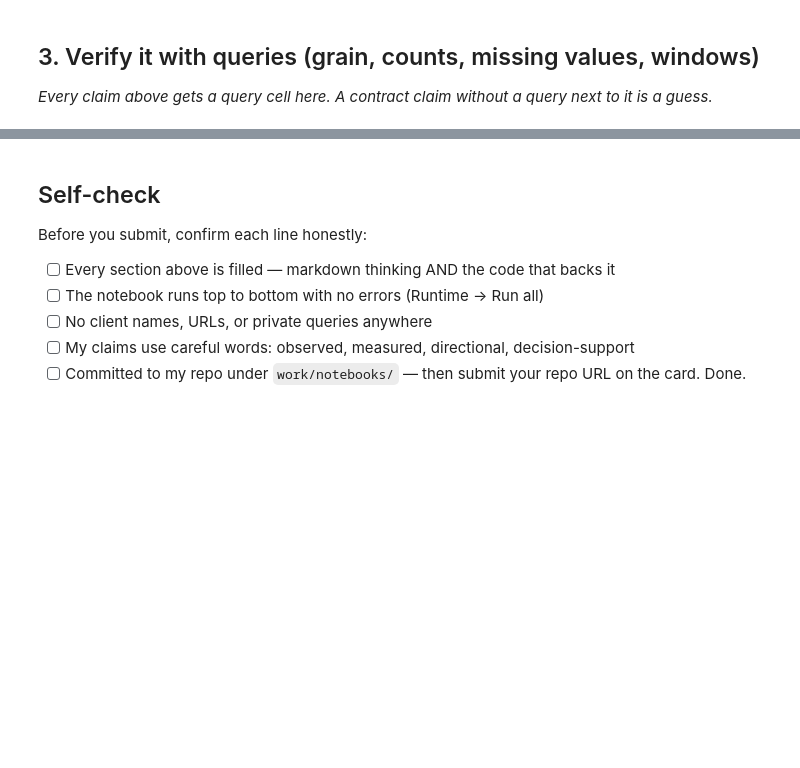
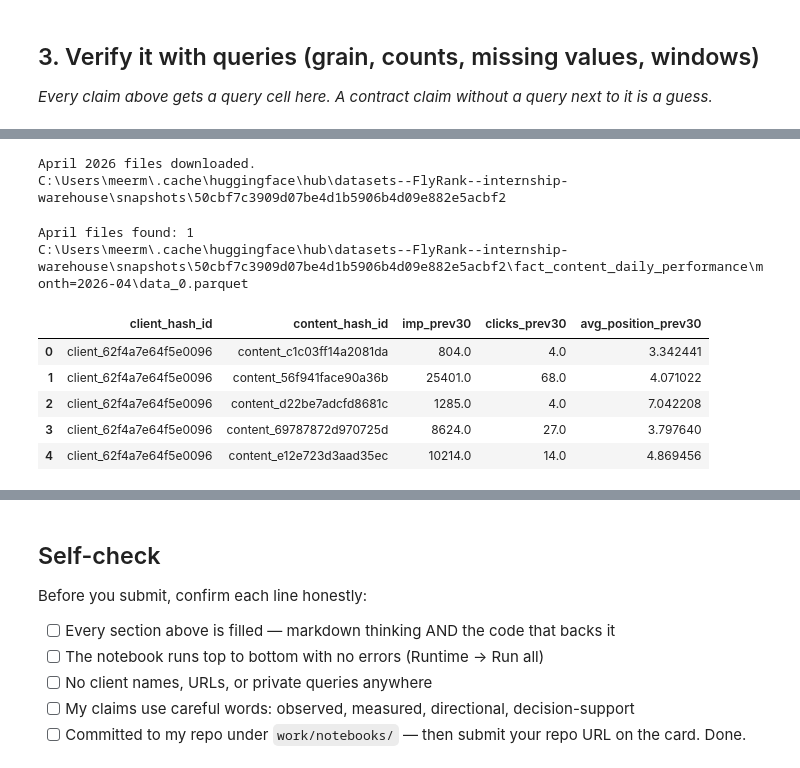
Before and after one commit to mohsanalee/flyrank-ml-internship, a Jupyter notebook: work/notebooks/w03_data_contract.ipynb, the cells around one changed output, grey strips where cells are left out. Saved outputs shown, nothing was run; the diff lists cells and outputs as text; code cells hidden in the pictures; blank space fills up the shorter version.

Commit message:
Complete Week 3 data contract assignment

```diff
--- a/work/notebooks/w03_data_contract.ipynb
+++ b/work/notebooks/w03_data_contract.ipynb
@@ -33,0 +231,80 @@ This skeleton is yours to fill. Work the sections **in order** — each one has
+# %%
+from huggingface_hub import snapshot_download
+
+path_next = snapshot_download(
+    repo_id="FlyRank/internship-warehouse",
+    repo_type="dataset",
+    token=HF_TOKEN,
+    allow_patterns=[
+        "fact_content_daily_performance/month=2026-04/*"
+    ],
+    force_download=True,
+)
+
+print("April 2026 files downloaded.")
+print(path_next)
+# %% [output]
+April 2026 files downloaded.
+C:\Users\meerm\.cache\huggingface\hub\datasets--FlyRank--internship-warehouse\snapshots\50cbf7c3909d07be4d1b5906b4d09e882e5acbf2
+# %%
+from pathlib import Path
+
+next_root = Path(path_next)
+
+apr_files = list(
+    next_root.rglob(
+        "fact_content_daily_performance/month=2026-04/*.parquet"
+    )
+)
+
+print("April files found:", len(apr_files))
+
+for f in apr_files:
+    print(f)
+# %% [output]
+April files found: 1
+C:\Users\meerm\.cache\huggingface\hub\datasets--FlyRank--internship-warehouse\snapshots\50cbf7c3909d07be4d1b5906b4d09e882e5acbf2\fact_content_daily_performance\month=2026-04\data_0.parquet
+# %%
+features = con.sql(f"""
+    WITH daily AS (
+        SELECT *
+        FROM read_parquet([
+            '{feb_files[0]}',
+            '{march_files[0]}'
+        ])
+    ),
+
+    prev30 AS (
+        SELECT
+            client_hash_id,
+            content_hash_id,
+
+            SUM(
+                COALESCE(gsc_impressions, 0)
+            ) AS imp_prev30,
+
+            SUM(
+                COALESCE(gsc_clicks, 0)
+            ) AS clicks_prev30,
+
+            AVG(gsc_avg_position) AS avg_position_prev30
+
+        FROM daily
+        WHERE report_date >= DATE '2026-03-02'
+          AND report_date <= DATE '2026-03-31'
+        GROUP BY 1, 2
+    )
+
+    SELECT *
+    FROM prev30
+    WHERE imp_prev30 > 0
+""").df()
+
+features.head()
+# %% [output]
+|  | client_hash_id | content_hash_id | imp_prev30 | clicks_prev30 | avg_position_prev30 |
+| 0 | client_62f4a7e64f5e0096 | content_c1c03ff14a2081da | 804.0 | 4.0 | 3.342441 |
+| 1 | client_62f4a7e64f5e0096 | content_56f941face90a36b | 25401.0 | 68.0 | 4.071022 |
+| 2 | client_62f4a7e64f5e0096 | content_d22be7adcfd8681c | 1285.0 | 4.0 | 7.042208 |
+| 3 | client_62f4a7e64f5e0096 | content_69787872d970725d | 8624.0 | 27.0 | 3.797640 |
+| 4 | client_62f4a7e64f5e0096 | content_e12e723d3aad35ec | 10214.0 | 14.0 | 4.869456 |
```
Also changed, not shown: parts of 27 cells of this notebook.
